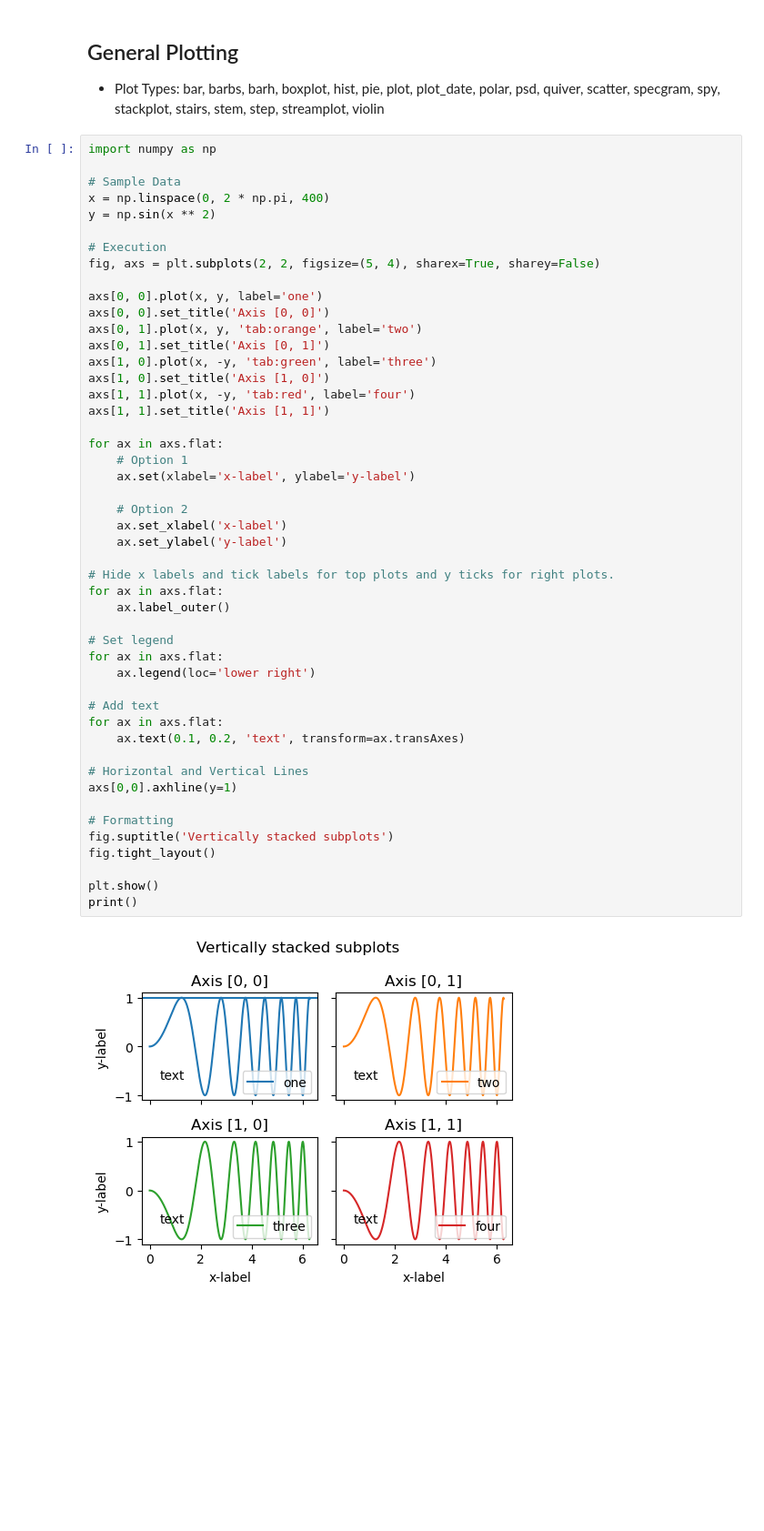
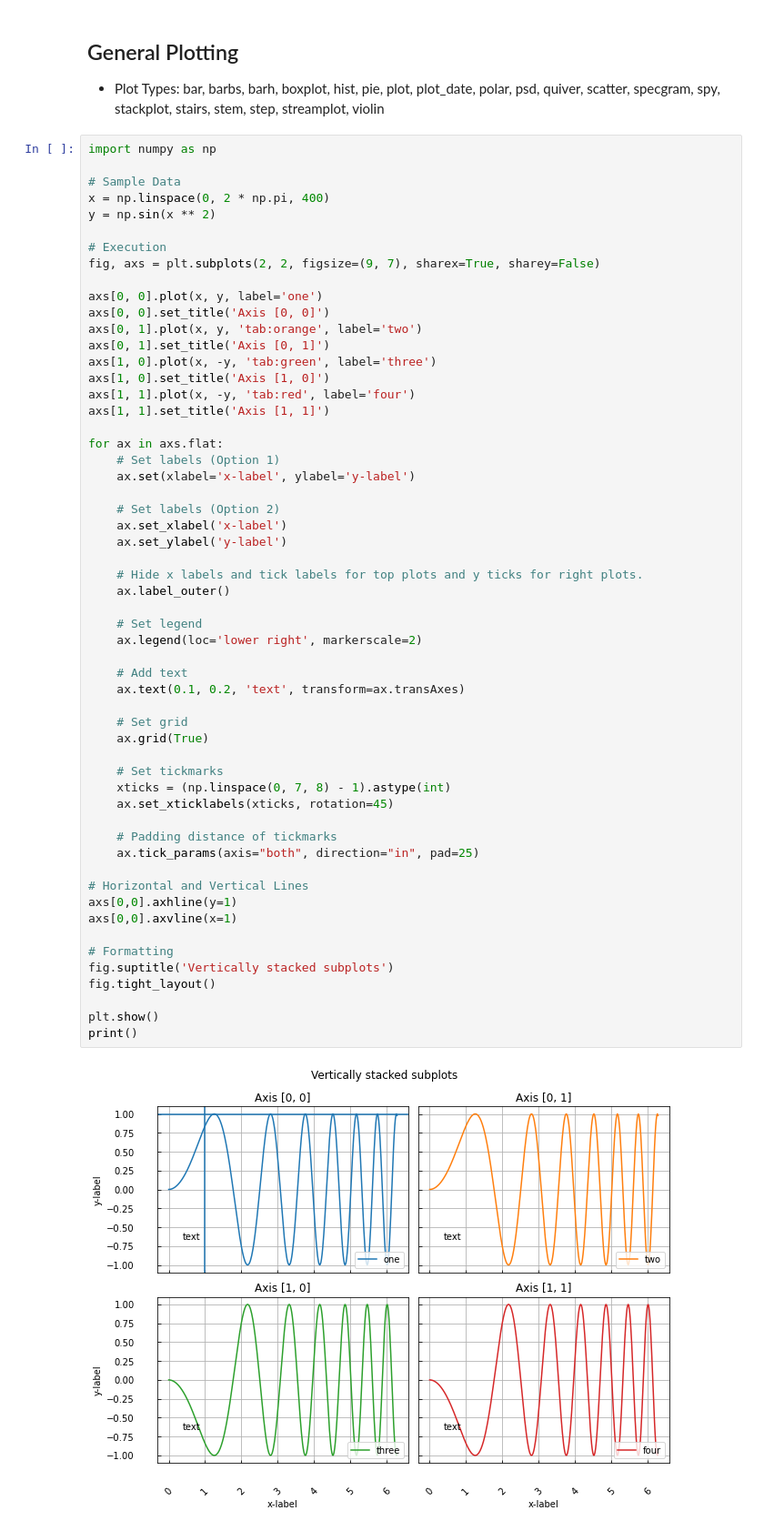
Before and after one commit to anitacheung/dataanalytics, a Jupyter notebook: matplotlib.ipynb, the cells around one changed output. Shown at 91% size. Drawn from its saved outputs; the diff is of its cells as text; blank space fills up the shorter version.

```diff
--- a/matplotlib.ipynb
+++ b/matplotlib.ipynb
@@ -16,45 +16,53 @@ x = np.linspace(0, 2 * np.pi, 400)
 y = np.sin(x ** 2)
 
 # Execution
-fig, axs = plt.subplots(2, 2, figsize=(5, 4), sharex=True, sharey=False)
+fig, axs = plt.subplots(2, 2, figsize=(9, 7), sharex=True, sharey=False)
 
 axs[0, 0].plot(x, y, label='one')
 axs[0, 0].set_title('Axis [0, 0]')
 axs[0, 1].plot(x, y, 'tab:orange', label='two')
 axs[0, 1].set_title('Axis [0, 1]')
 axs[1, 0].plot(x, -y, 'tab:green', label='three')
 axs[1, 0].set_title('Axis [1, 0]')
 axs[1, 1].plot(x, -y, 'tab:red', label='four')
 axs[1, 1].set_title('Axis [1, 1]')
 
 for ax in axs.flat:
-    # Option 1
+    # Set labels (Option 1)
     ax.set(xlabel='x-label', ylabel='y-label')
 
-    # Option 2
+    # Set labels (Option 2)
     ax.set_xlabel('x-label')
     ax.set_ylabel('y-label')
 
-# Hide x labels and tick labels for top plots and y ticks for right plots.
-for ax in axs.flat:
+    # Hide x labels and tick labels for top plots and y ticks for right plots.
     ax.label_outer()
 
-# Set legend
-for ax in axs.flat:
-    ax.legend(loc='lower right')
+    # Set legend
+    ax.legend(loc='lower right', markerscale=2)
 
-# Add text
-for ax in axs.flat:
+    # Add text
     ax.text(0.1, 0.2, 'text', transform=ax.transAxes)
+
+    # Set grid
+    ax.grid(True)
+
+    # Set tickmarks
+    xticks = (np.linspace(0, 7, 8) - 1).astype(int)
+    ax.set_xticklabels(xticks, rotation=45)
+
+    # Padding distance of tickmarks
+    ax.tick_params(axis="both", direction="in", pad=25)
 
 # Horizontal and Vertical Lines
 axs[0,0].axhline(y=1)
+axs[0,0].axvline(x=1)
 
 # Formatting
 fig.suptitle('Vertically stacked subplots')
 fig.tight_layout()
 
 plt.show()
 print()
 # %% [output]
-[figure, old version]
+[figure, new version]
```
Also changed, not shown: parts of 1 cell of this notebook, 3 other files.
